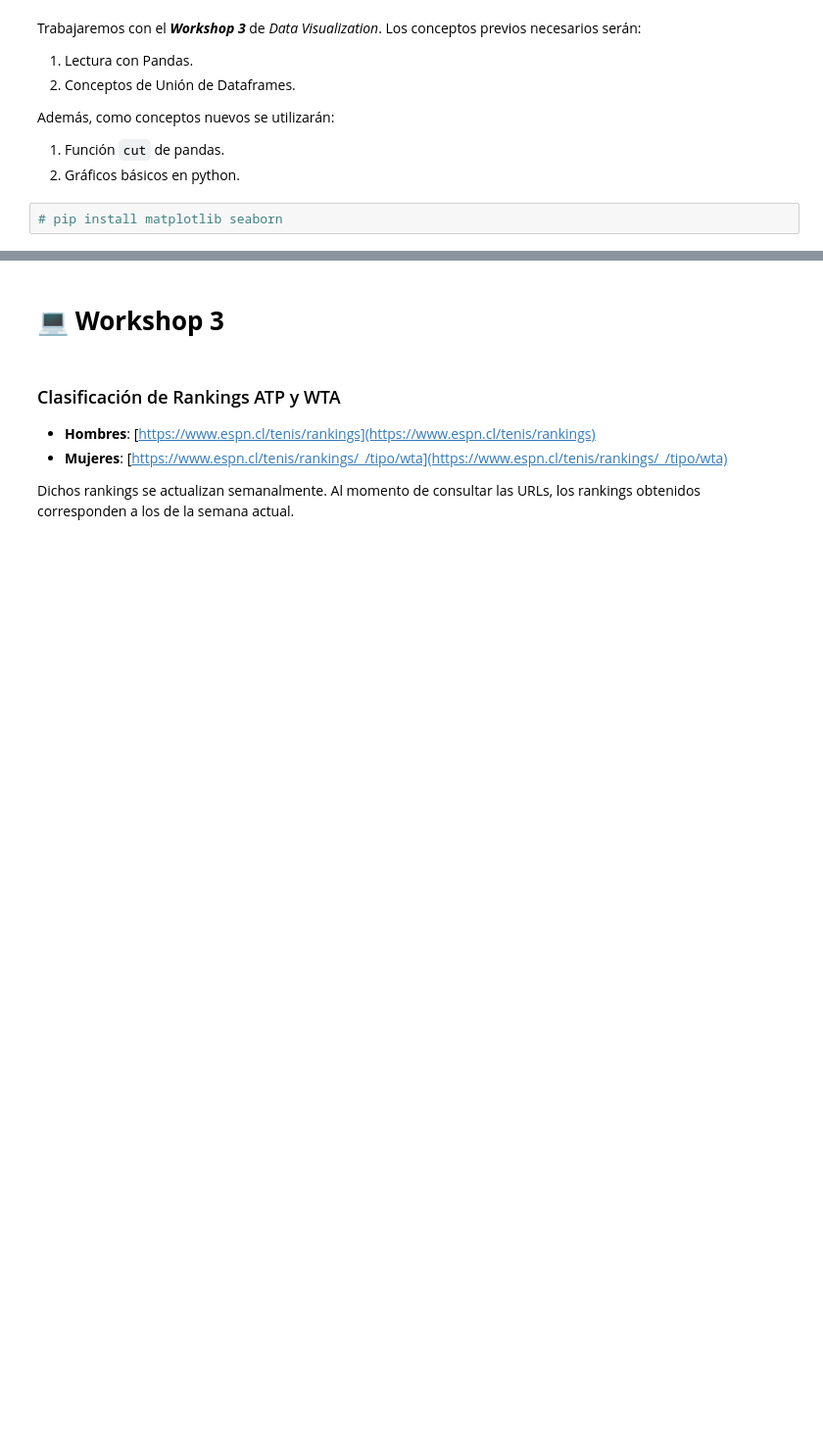
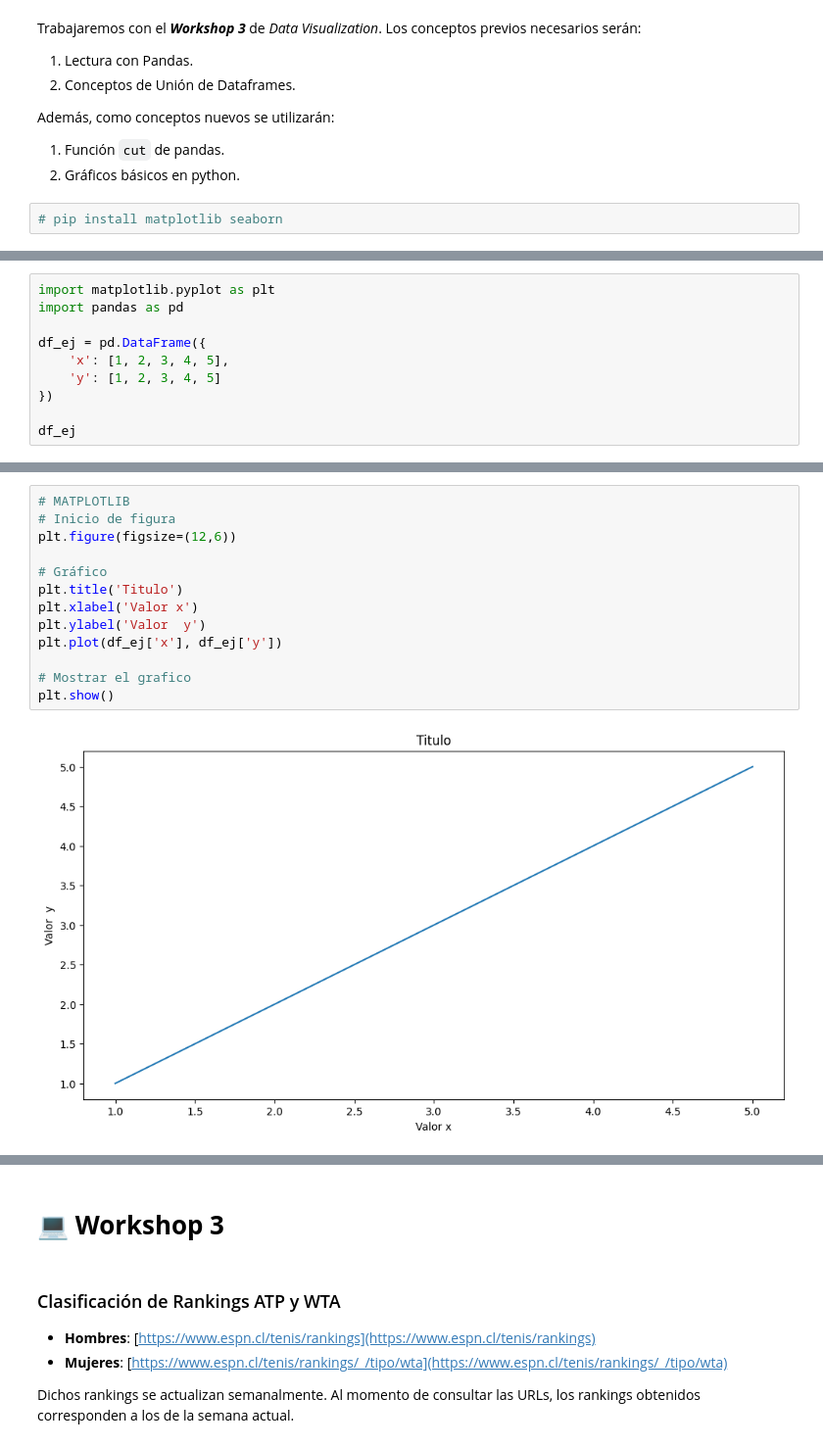
Before and after one commit to GabrielBurgosS/Data-Visualization-2025, a Jupyter notebook: Ayudantía 4 - Visualización.ipynb, the cells around one changed output, grey strips where cells are left out. Shown: that part at 98% size. Cells and saved outputs as stored; diff of their text form; blank space fills up the shorter version.

```diff
--- a/Ayudantía 4 - Visualización.ipynb
+++ b/Ayudantía 4 - Visualización.ipynb
@@ -21,0 +24,10 @@ Además, como conceptos nuevos se utilizarán:
+# %%
+import matplotlib.pyplot as plt
+import pandas as pd
+
+df_ej = pd.DataFrame({
+	'x': [1, 2, 3, 4, 5],
+	'y': [1, 2, 3, 4, 5]
+})
+
+df_ej
@@ -21,0 +41,15 @@ Además, como conceptos nuevos se utilizarán:
+# %%
+# MATPLOTLIB
+# Inicio de figura
+plt.figure(figsize=(12,6))
+
+# Gráfico
+plt.title('Titulo')
+plt.xlabel('Valor x')
+plt.ylabel('Valor  y')
+plt.plot(df_ej['x'], df_ej['y'])
+
+# Mostrar el grafico
+plt.show()
+# %% [output]
+[figure, added]
```
Also changed, not shown: parts of 8 cells of this notebook.
